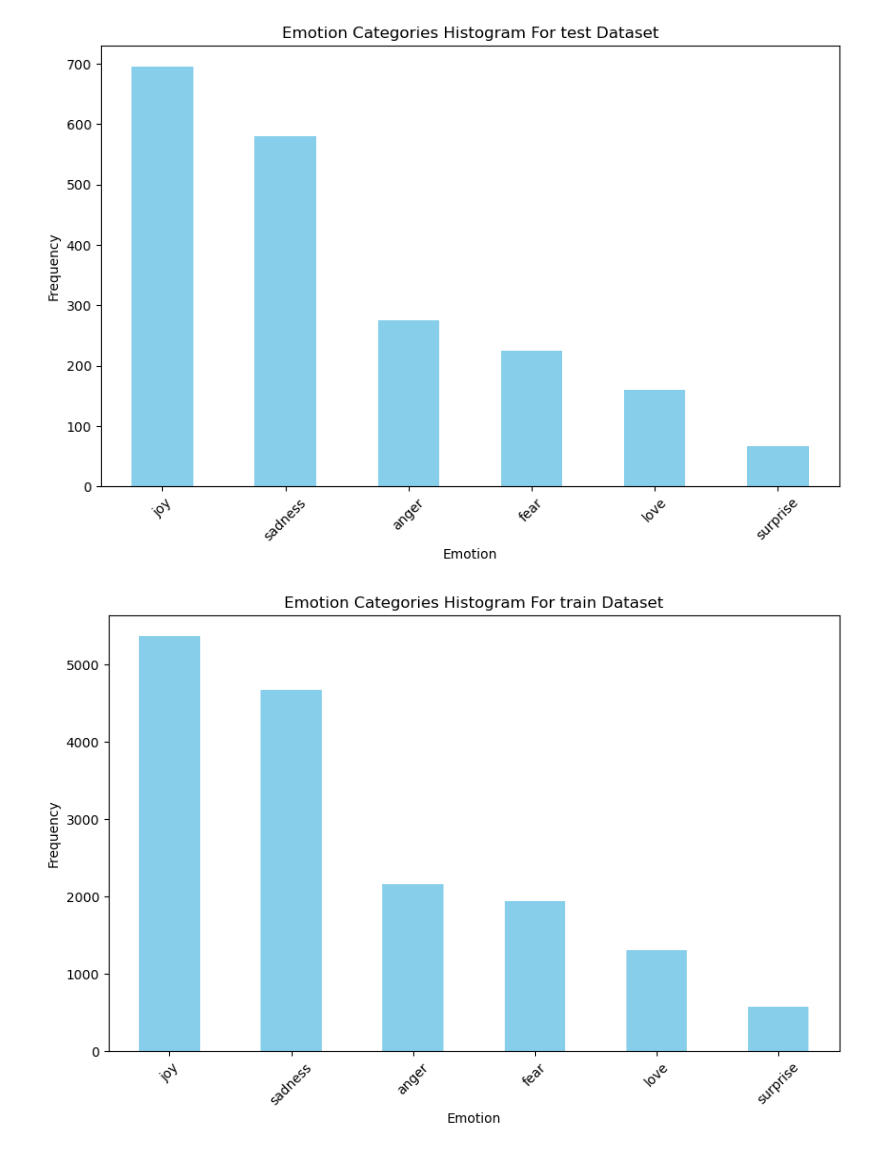
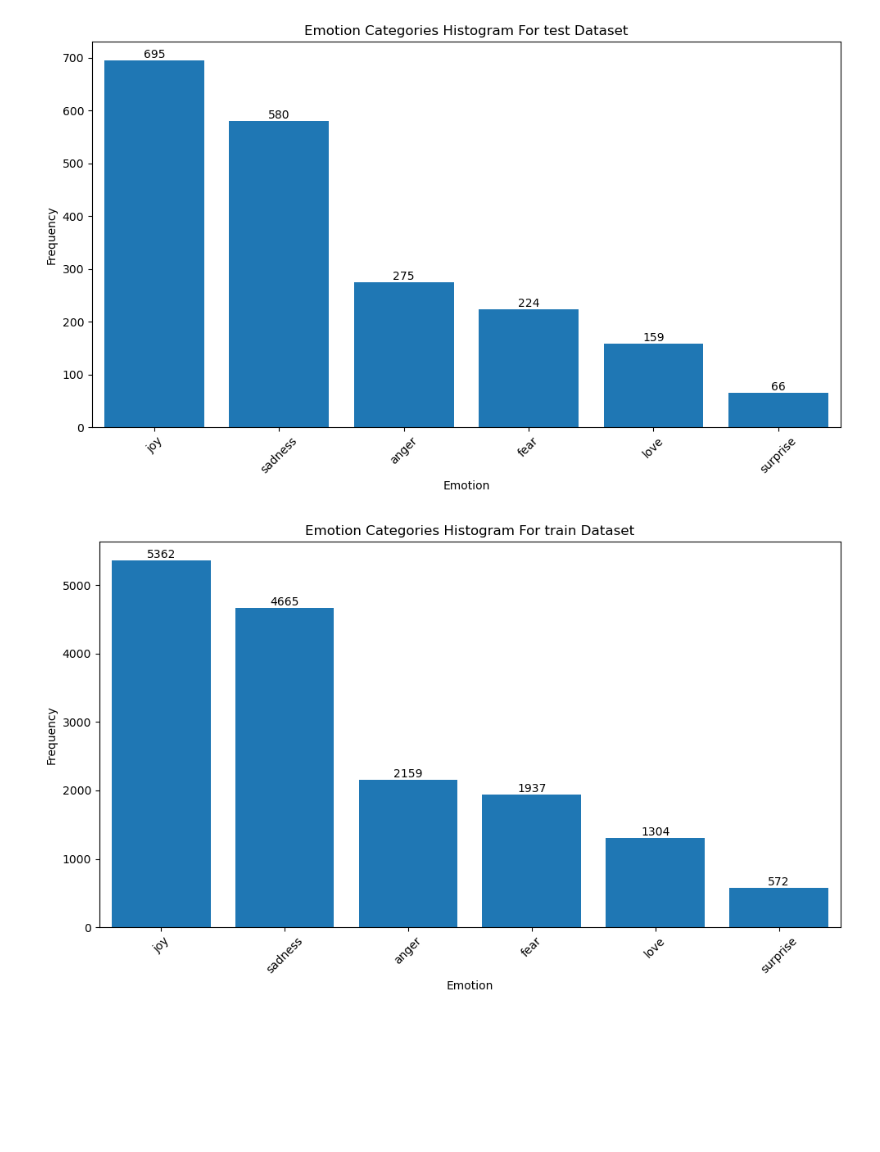
Before and after one commit to Franziska-wq/KaggleEmotions, a Jupyter notebook: Task_1.ipynb, the cells around one changed output. Cells and saved outputs as stored; diff of their text form; code cells hidden in the pictures; blank space fills up the shorter version.

Commit message:
Show actual value at top of each rect

```diff
--- a/Task_1.ipynb
+++ b/Task_1.ipynb
@@ -1,24 +1,33 @@
 # %%
 import pandas as pd
 import matplotlib.pyplot as plt
 
 
 def show_historgram(file_path, file_name):
     data = pd.read_csv("{}/{}.txt".format(file_path,file_name),sep=';')
     emotions = data.iloc[:, 1]
     plt.figure(figsize=(10, 6))
+
     emotions.value_counts().plot(kind='bar', color='skyblue')
+    emotion_counts = emotions.value_counts()
     plt.title('Emotion Categories Histogram For {} Dataset'.format(file_name))
     plt.xlabel('Emotion')
     plt.ylabel('Frequency')
     plt.xticks(rotation=45)
+    bars = plt.bar(emotion_counts.index, emotion_counts)
+    for bar in bars:
+        height = bar.get_height()
+        plt.text(bar.get_x() + bar.get_width() / 2, height, int(height), ha='center', va='bottom')
+
+    plt.tight_layout()
+
     plt.show()
 
 
 
 show_historgram("data","test")
 show_historgram("data","train")
 show_historgram("data","val")
 # %% [output]
-[figure, old version]
+[figure, new version]
-[figure, old version]
+[figure, new version]
```
Also changed, not shown: parts of 1 cell of this notebook.
